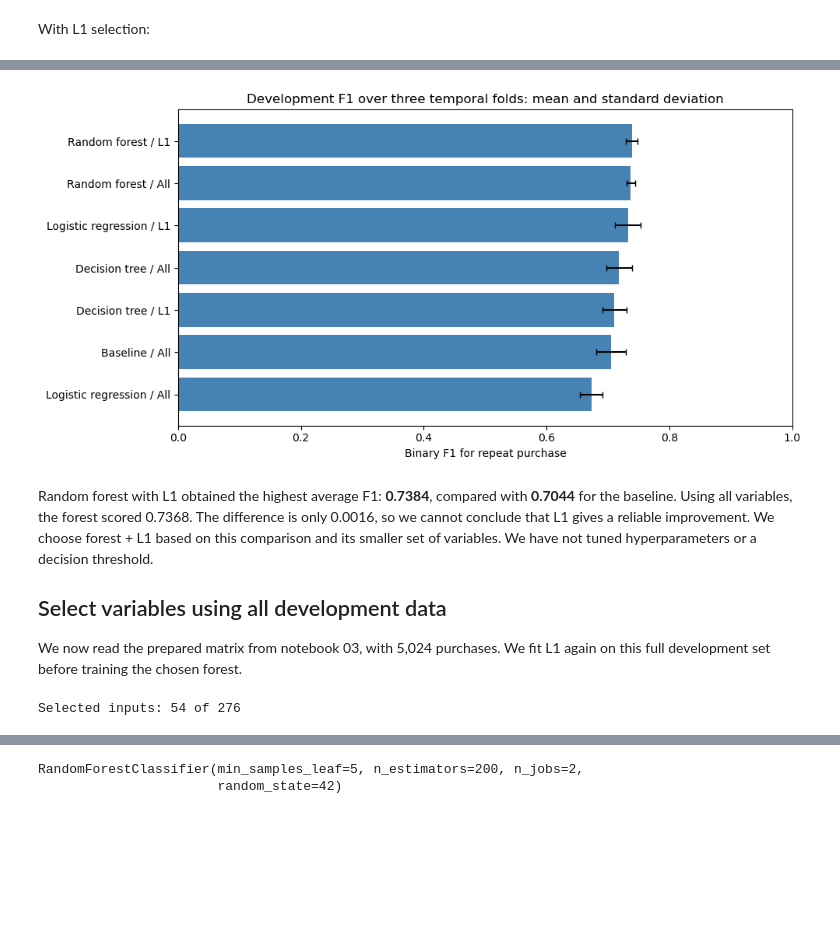
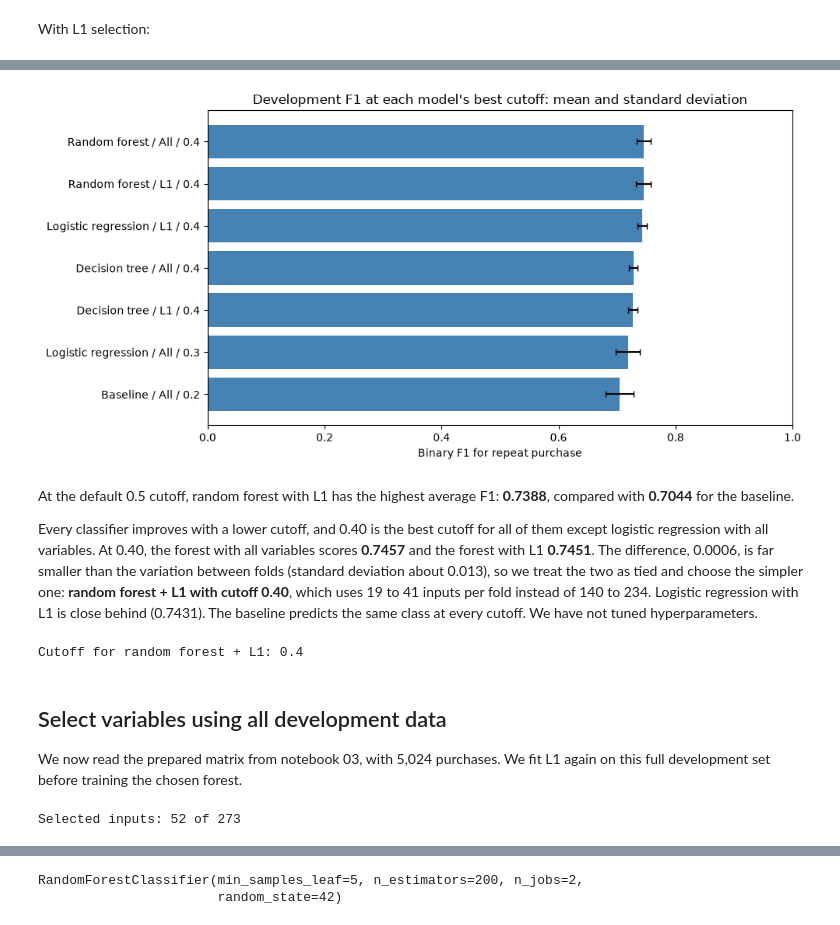
Before and after one commit to MiguelSantos00/Predicting-Repeat-Purchases-ML, a Jupyter notebook: notebooks/04_Modeling.ipynb, the cells around one changed output, grey strips where cells are left out. Cells and saved outputs as stored; diff of their text form; code cells hidden in the pictures; blank space fills up the shorter version.

Commit message:
added more feature tests, dropped some features, added a cutoff selection

```diff
--- a/notebooks/04_Modeling.ipynb
+++ b/notebooks/04_Modeling.ipynb
@@ -39,7 +39,6 @@ Development purchases: 5024
 Development ends: 2023-03-18
 Holdout starts: 2023-06-17
 # %%
-dev["purchase_year"] = dev["purchase_date"].dt.year
 dev["purchase_month"] = dev["purchase_date"].dt.month.astype(str)
 dev["purchase_weekday"] = dev["purchase_date"].dt.dayofweek.astype(str)
 
@@ -86,4 +91,7 @@ coefficients with an absolute value above 0.000001.
 # %%
+cutoffs = np.arange(0.20, 0.61, 0.05).round(2)
+
+
 def evaluate(model, selection=False):
     rows = []
     for i, (tr, va) in enumerate(splits, 1):
@@ -94,7 +102,7 @@ def evaluate(model, selection=False):
         y_valid = y.loc[va]
 
         if selection:
-            select = LogisticRegression(penalty="l1", solver="liblinear", C=0.1,
+            select = LogisticRegression(l1_ratio=1, solver="liblinear", C=0.1,
                                          max_iter=2000, random_state=42)
             select.fit(X_train, y_train)
             keep = np.abs(select.coef_[0]) > 0.000001
@@ -103,11 +111,13 @@ def evaluate(model, selection=False):
             X_valid = X_valid[cols]
 
         model.fit(X_train, y_train)
-        pred = model.predict(X_valid)
-        f1 = f1_score(y_valid, pred)
-        rows.append([i, X_train.shape[1], f1])
+        prob = model.predict_proba(X_valid)[:, 1]
+        for cutoff in cutoffs:
+            pred = (prob > cutoff).astype(int)
+            f1 = f1_score(y_valid, pred)
+            rows.append([i, X_train.shape[1], cutoff, f1])
 
-    res = pd.DataFrame(rows, columns=["fold", "n_features", "F1"])
+    res = pd.DataFrame(rows, columns=["fold", "n_features", "cutoff", "F1"])
     return res
 # %% [markdown]
 ## Majority-class baseline
@@ -222,6 +233,6 @@ it is not a confidence interval.
 # %%
 scores = pd.concat(scores, ignore_index=True)
-summary = scores.groupby(["model", "features"])["F1"].agg(["mean", "std"])
-summary = summary.reset_index().sort_values("mean", ascending=False)
-summary.round(4)
+summary = scores.groupby(["model", "features", "cutoff"])["F1"].agg(["mean", "std"])
+summary = summary.reset_index()
+summary.loc[summary["cutoff"] == 0.5].sort_values("mean", ascending=False).round(4)
 # %% [output]
@@ -235,0 +247,4 @@ summary.round(4)
+# %%
+best = summary.loc[summary.groupby(["model", "features"])["mean"].idxmax()]
+best = best.sort_values("mean", ascending=False)
+best.round(4)
@@ -236,38 +260,51 @@ summary.round(4)
 # %%
-res = summary.sort_values("mean")
-labels = res["model"] + " / " + res["features"]
+res = best.sort_values("mean")
+labels = res["model"] + " / " + res["features"] + " / " + res["cutoff"].astype(str)
 plt.figure(figsize=(10, 5))
 plt.barh(labels, res["mean"], xerr=res["std"], color="steelblue", capsize=3)
-plt.title("Development F1 over three temporal folds: mean and standard deviation")
+plt.title("Development F1 at each model's best cutoff: mean and standard deviation")
 plt.xlabel("Binary F1 for repeat purchase")
 plt.xlim(0, 1)
 plt.tight_layout()
 plt.show()
 # %% [output]
-[figure, old version]
+[figure, new version]
 # %% [markdown]
-Random forest with L1 obtained the highest average F1: **0.7384**, compared
-with **0.7044** for the baseline. Using all variables, the forest scored 0.7368.
-The difference is only 0.0016, so we cannot conclude that L1 gives a reliable
-improvement. We choose forest + L1 based on this comparison and its smaller
-set of variables. We have not tuned hyperparameters or a decision threshold.
+At the default 0.5 cutoff, random forest with L1 has the highest average F1:
+**0.7388**, compared with **0.7044** for the baseline.
 
-## Select variables using all development data
-We now read the prepared matrix from notebook 03, with 5,024 purchases.
-We fit L1 again on this full development set before training the chosen forest.
+Every classifier improves with a lower cutoff, and 0.40 is the best cutoff for
+all of them except logistic regression with all variables. At 0.40, the forest
+with all variables scores **0.7457** and the forest with L1 **0.7451**. The
+difference, 0.0006, is far smaller than the variation between folds (standard
+deviation about 0.013), so we treat the two as tied and choose the simpler one:
+**random forest + L1 with cutoff 0.40**, which uses 19 to 41 inputs per fold
+instead of 140 to 234. Logistic regression with L1 is close behind (0.7431).
+The baseline predicts the same class at every cutoff. We have not tuned
+hyperparameters.
+# %%
+chosen = (best["model"] == "Random forest") & (best["features"] == "L1")
+cutoff = best.loc[chosen, "cutoff"].item()
+print("Cutoff for random forest + L1:", cutoff)
+# %% [output]
+Cutoff for random forest + L1: 0.4
+# %% [markdown]
+## Select variables using all development data
+We now read the prepared matrix from notebook 03, with 5,024 purchases.
+We fit L1 again on this full development set before training the chosen forest.
 # %%
 train = pd.read_csv("../data/prepared/train.csv", index_col="ID")
 X_train = train.drop(columns=target)
 y_train = train[target]
 # %%
-select = LogisticRegression(penalty="l1", solver="liblinear", C=0.1,
+select = LogisticRegression(l1_ratio=1, solver="liblinear", C=0.1,
                              max_iter=2000, random_state=42)
 select.fit(X_train, y_train)
 keep = np.abs(select.coef_[0]) > 0.000001
 cols = X_train.columns[keep].tolist()
 print("Selected inputs:", len(cols), "of", X_train.shape[1])
 # %% [output]
-Selected inputs: 54 of 276
+Selected inputs: 52 of 273
 # %%
 res = pd.Series(select.coef_[0], index=X_train.columns, name="coefficient")
 res = res.loc[cols]
```
Also changed, not shown: parts of 15 cells of this notebook, 20 other files.
